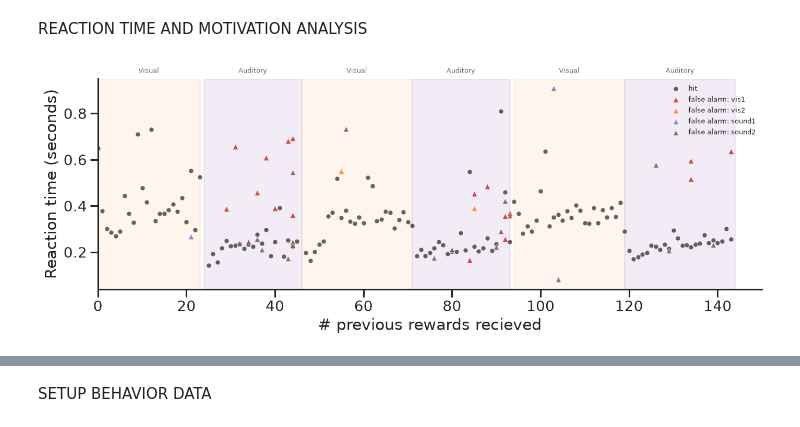
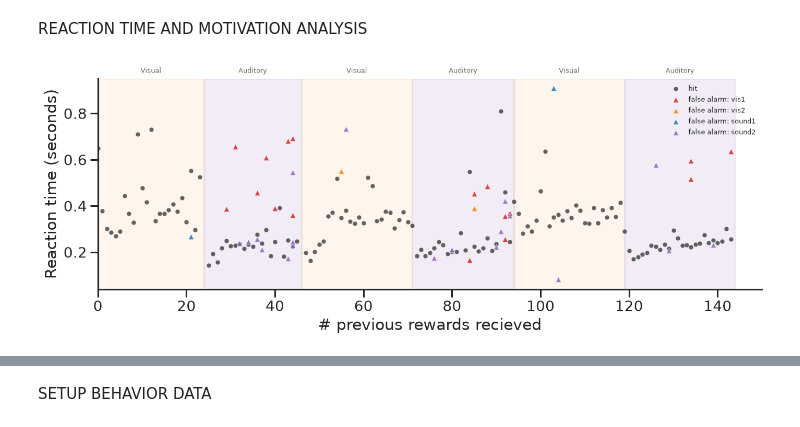
Before and after one commit to tierneydaw1/MisfiringSquad, a Jupyter notebook: code/Expectation.ipynb, the cells around one changed output, grey strips where cells are left out. Cells and saved outputs as stored; diff of their text form; code cells hidden in the pictures.

```diff
--- a/code/Expectation.ipynb
+++ b/code/Expectation.ipynb
@@ -166,6 +166,11 @@ print('\nresponse window start offset: %.4f to %.4f s (median %.4f)'
 print('response window stop  offset: %.4f to %.4f s (median %.4f)'
       % (window_stop_offset.min(), window_stop_offset.max(),
          window_stop_offset.median()))
+
+# Save outcome trial structure
+trials['outcome'] = np.select(
+    [trials.is_hit, trials.is_miss, trials.is_false_alarm, trials.is_correct_reject],
+    ['hit', 'miss', 'false alarm', 'correct reject'], default='unscored')
 # %% [output]
 Trial structure: go 144 + nogo 353 + catch 48 = 545, total trials 545
 hit 142 + miss 2 = go 144
@@ -345,7 +327,6 @@ False alarms are also related with the stimuli.
 # %% [markdown]
 REACTION TIME AND MOTIVATION ANALYSIS
 # %%
-# rewards received strictly before the current trial
 trials['n_previous_rewards'] = trials.is_rewarded.cumsum().shift(1).fillna(0).astype(int)
 
 rt_scatter_data = trials[rt_trial_mask & trials.outcome.isin(RT_OUTCOMES)
@@ -354,44 +335,45 @@ rt_scatter_data = trials[rt_trial_mask & trials.outcome.isin(RT_OUTCOMES)
 CONTEXT_SHADE = {'vis': ('tab:orange', 0.07), 'aud': ('tab:purple', 0.12)}
 CONTEXT_LABELS = {'vis': 'Visual', 'aud': 'Auditory'}
 HIT_COLOR = 'black'
-FA_STIM_COLORS = {'vis1': 'tab:red', 'vis2': 'tab:orange',
-                  'sound1': 'tab:purple', 'sound2': 'tab:brown'}
+FA_STIM_COLORS = {'vis1': 'tab:red', 'vis2': 'tab:orange', 'sound1': 'tab:blue', 'sound2': 'tab:purple'}
 
 fig, ax = plt.subplots(figsize=(12, 4.8))
+block_summary = (trials.groupby('block_index')
+                 .agg(band_start=('n_previous_rewards', 'min'),
+                      band_stop=('n_previous_rewards', 'max'),
+                      block_context=('rewarded_modality', 'first'))
+                 .sort_index())
+band_edges = list(block_summary.band_start) + [block_summary.band_stop.iloc[-1]]
 
-# --- block bands, in x = cumulative rewards --------------------------------
-for block_index, block_trials in trials.groupby('block_index'):
-    band_start = block_trials.n_previous_rewards.min()
-    band_stop = block_trials.n_previous_rewards.max()
-    block_context = block_trials.rewarded_modality.iloc[0]
-    shade_color, shade_alpha = CONTEXT_SHADE[block_context]
+for position, (block_index, block_row) in enumerate(block_summary.iterrows()):
+    band_start = band_edges[position]
+    band_stop = band_edges[position + 1]
+    shade_color, shade_alpha = CONTEXT_SHADE[block_row.block_context]
     ax.axvspan(band_start, band_stop, color=shade_color, alpha=shade_alpha, zorder=0)
-    ax.annotate(CONTEXT_LABELS[block_context],
+    ax.annotate(CONTEXT_LABELS[block_row.block_context],
                 ((band_start + band_stop) / 2, 1.02),
                 xycoords=('data', 'axes fraction'),
                 ha='center', va='bottom', fontsize=8, color='0.4')
 
-# --- hits: circles, one colour (the stimulus is always the block target) -----
 hit_data = rt_scatter_data[rt_scatter_data.outcome == 'hit']
 ax.scatter(hit_data.n_previous_rewards, hit_data.reaction_time,
            s=28, alpha=0.6, marker='o', color=HIT_COLOR,
            edgecolor='white', linewidth=0.4, zorder=2, label='hit')
 
-# --- false alarms: triangles, coloured by the stimulus licked to -------------
 fa_data = rt_scatter_data[rt_scatter_data.outcome == 'false alarm']
 for stim_name in [s for s in FA_STIM_COLORS if s in set(fa_data.stim_name)]:
     stim_subset = fa_data[fa_data.stim_name == stim_name]
     ax.scatter(stim_subset.n_previous_rewards, stim_subset.reaction_time,
                s=40, alpha=0.85, marker='^', color=FA_STIM_COLORS[stim_name],
                edgecolor='white', linewidth=0.4, zorder=3,
                label='false alarm: %s' % stim_name)
 
 ax.set_xlabel('# previous rewards recieved')
 ax.set_ylabel('Reaction time (seconds)')
 ax.legend(fontsize=8, frameon=False, ncol=1, loc='upper right')
-ax.set_xlim(0,150)
+ax.set_xlim(0, 150)
 sns.despine(ax=ax)
 fig.tight_layout()
 plt.show()
 # %% [output]
-[figure, old version]
+[figure, new version]
```
Also changed, not shown: parts of 15 cells of this notebook.
